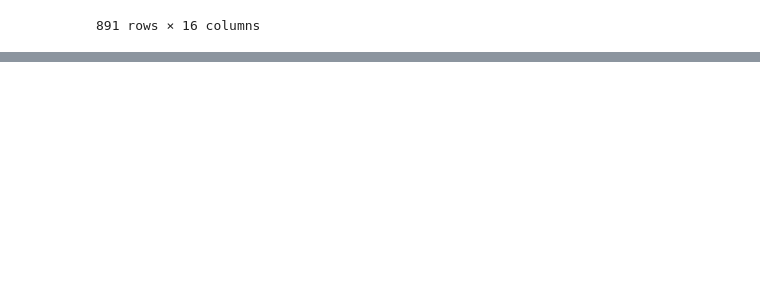
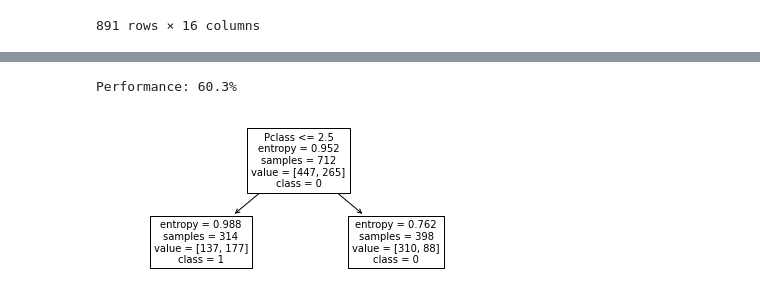
Before and after one commit to KS-Olten/kanti-olten-repo-1, a Jupyter notebook: 07 DecisionTrees.ipynb, the cells around one changed output, grey strips where cells are left out. Drawn from its saved outputs; the diff is of its cells as text; code cells hidden in the pictures; blank space fills up the shorter version.

```diff
--- a/07 DecisionTrees.ipynb
+++ b/07 DecisionTrees.ipynb
@@ -76,0 +204,37 @@ df.groupby('Pclass').boxplot(column='Survived');
+# %%
+depth = 1
+# Create Decision Tree classifer object
+clf = DecisionTreeClassifier(max_depth = depth, criterion='entropy')
+
+# Sample for KFold
+df = DF.copy()
+train, test = train_test_split(df, test_size=0.2)
+
+# Create Input- and Output-Structure and train Decision Tree Classifer
+training_columns = ['Pclass']
+
+X = train[training_columns]
+y = train[['Survived']]
+clf = clf.fit(X, y)
+
+# Create Predictions
+X = test[training_columns]
+y = test[['Survived']]
+y['Prediction'] = clf.predict(X)
+
+# Calculate Performance Metric
+y['match'] = y['Survived'] == y['Prediction']
+performance =  sum(y['match']) / len(y)
+print('Performance: {:.1%}'.format(performance))
+
+# Visualize Decision Tree
+plt.figure(figsize=(depth * 7, depth * 3))  # set plot size (denoted in inches)
+dt_target_names = [str(s) for s in y['Survived'].unique()]
+tree.plot_tree(clf,
+               fontsize=10,
+               feature_names = X.columns,
+               class_names = dt_target_names)
+plt.show()
+# %% [output]
+Performance: 60.3%
+[figure, added]
```
Also changed, not shown: parts of 8 cells of this notebook.
